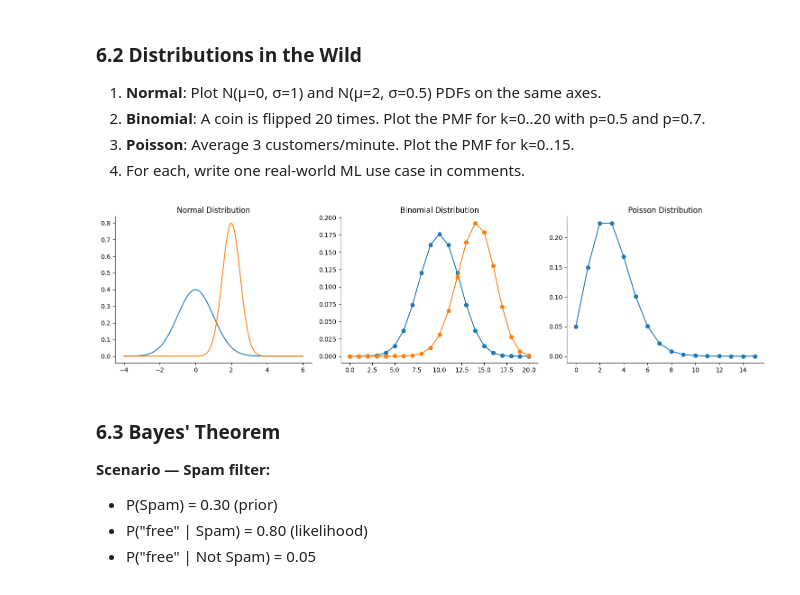
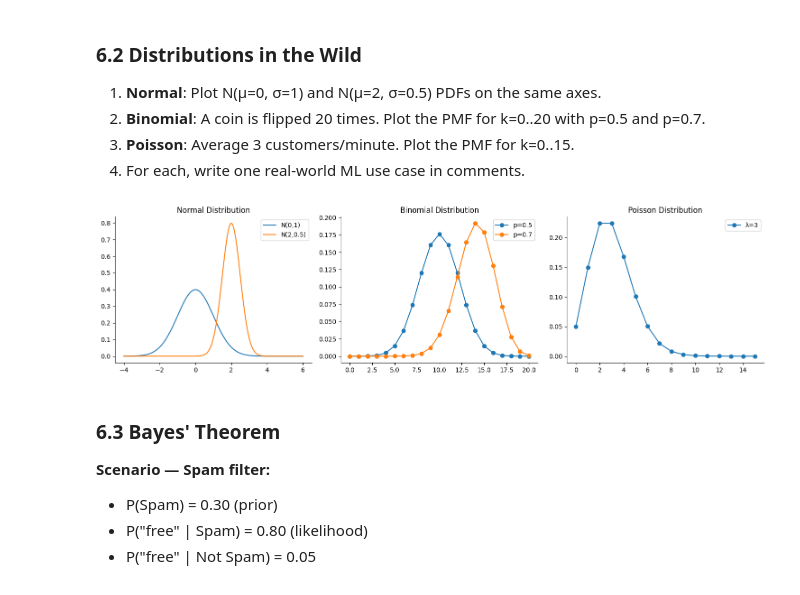
Before and after one commit to sumedhabhadauria/Assignments, a Jupyter notebook: week1_SumedhaBhadauria.ipynb, the cells around one changed output. Saved outputs shown, nothing was run; the diff lists cells and outputs as text; code cells hidden in the pictures.

```diff
--- a/week1_SumedhaBhadauria.ipynb
+++ b/week1_SumedhaBhadauria.ipynb
@@ -834,29 +835,32 @@ Independent? False
 # %%
 fig, axes = plt.subplots(1, 3, figsize=(15, 4))
 
 # ── Normal ──────────────────────────────────────────────────────────────────
 x = np.linspace(-4, 6, 300)
 axes[0].plot(x, stats.norm.pdf(x, 0, 1), label='N(0,1)')
 axes[0].plot(x, stats.norm.pdf(x, 2, 0.5), label='N(2,0.5)')
+axes[0].legend()
 # ML use case: Modeling continuous features like heights, measurement errors or standardized scores.
 axes[0].set_title('Normal Distribution')
 
 # ── Binomial ────────────────────────────────────────────────────────────────
 k = np.arange(0, 21)
 axes[1].plot(k, stats.binom.pmf(k, 20, 0.5), marker='o', label='p=0.5')
 axes[1].plot(k, stats.binom.pmf(k, 20, 0.7), marker='o', label='p=0.7')
+axes[1].legend()
 # ML use case: Modeling yes/no outcomes such as whether a user clicks on an ad in 20 trials.
 axes[1].set_title('Binomial Distribution')
 
 # ── Poisson ─────────────────────────────────────────────────────────────────
 k2 = np.arange(0, 16)
 axes[2].plot(k2, stats.poisson.pmf(k2, 3), marker='o', label='λ=3')
+axes[2].legend()
 # ML use case: Modeling the number of events in a fixed interval such as customer arrivals per minute.
 axes[2].set_title('Poisson Distribution')
 
 plt.tight_layout(); plt.show()
 # %% [output]
-[figure, old version]
+[figure, new version]
 # %% [markdown]
 ### 6.3 Bayes' Theorem
 
```
Also changed, not shown: parts of 2 cells of this notebook.
